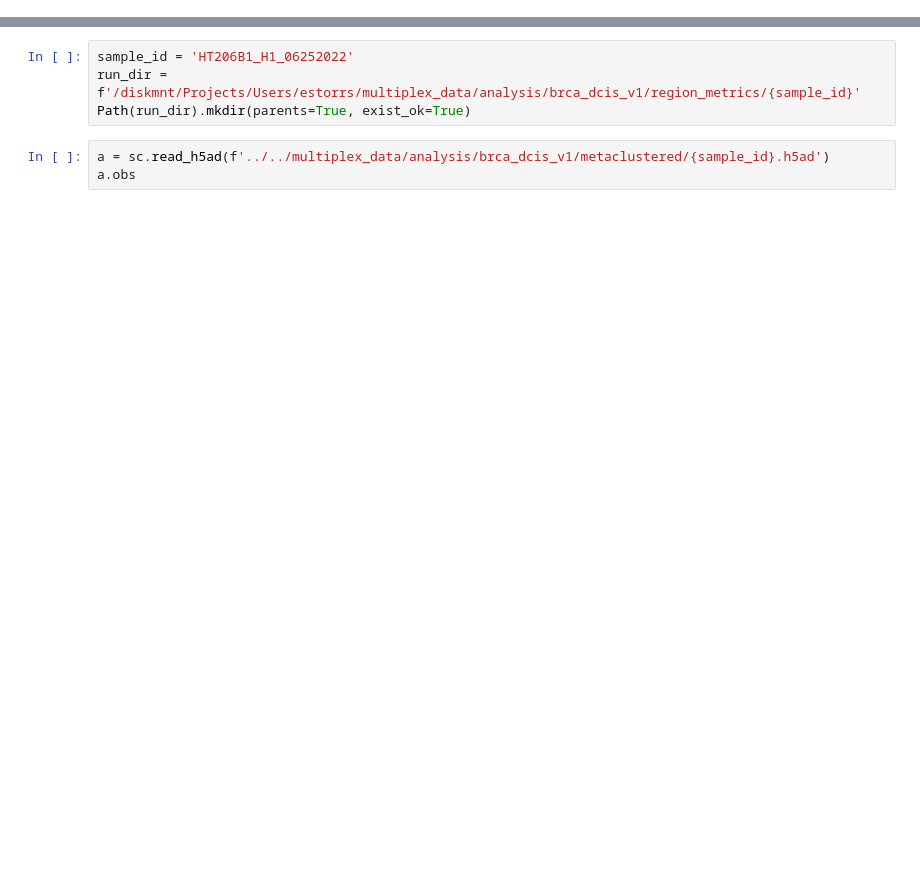
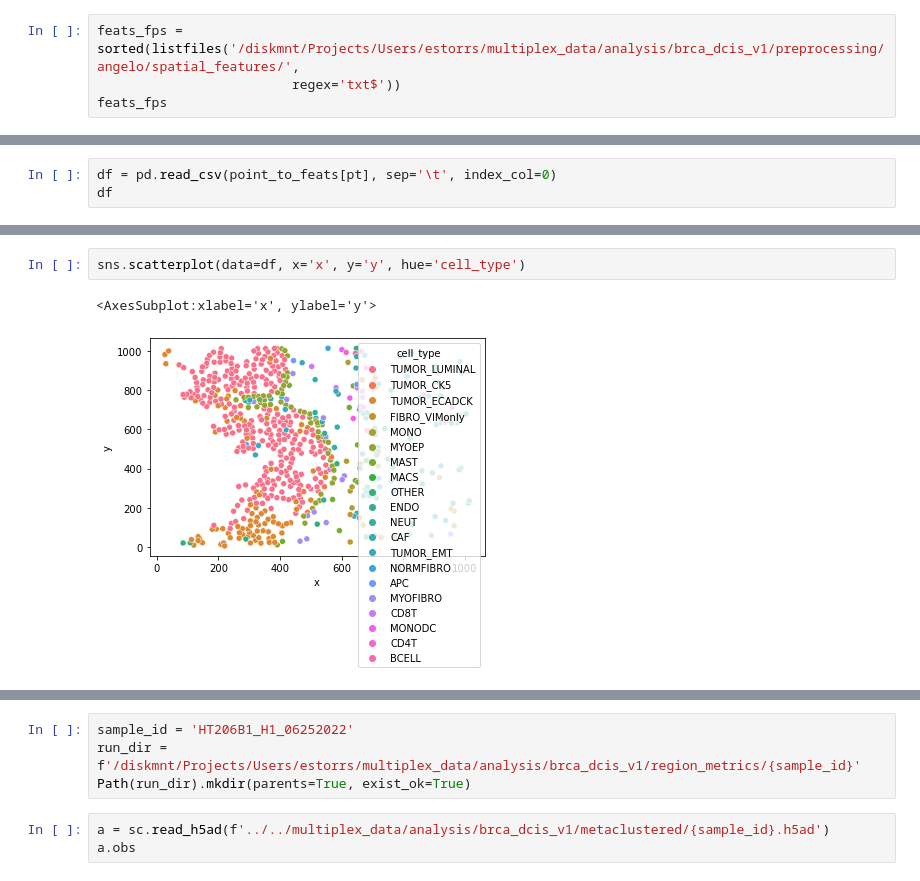
Before and after one commit to estorrs/multiplex-imaging-pipeline, a Jupyter notebook: notebooks/prepare_region_metric_inputs.ipynb, the cells around one changed output, grey strips where cells are left out. Drawn from its saved outputs; the diff is of its cells as text; blank space fills up the shorter version.

```diff
--- a/notebooks/prepare_region_metric_inputs.ipynb
+++ b/notebooks/prepare_region_metric_inputs.ipynb
@@ -10,0 +60,4 @@ from pathlib import Path
+# %%
+feats_fps = sorted(listfiles('/diskmnt/Projects/Users/estorrs/multiplex_data/analysis/brca_dcis_v1/preprocessing/angelo/spatial_features/',
+                         regex='txt$'))
+feats_fps
@@ -10,0 +129,3 @@ from pathlib import Path
+# %%
+df = pd.read_csv(point_to_feats[pt], sep='\t', index_col=0)
+df
@@ -10,0 +147,5 @@ from pathlib import Path
+# %%
+sns.scatterplot(data=df, x='x', y='y', hue='cell_type')
+# %% [output]
+<AxesSubplot:xlabel='x', ylabel='y'>
+[figure, added]
```
Also changed, not shown: parts of 19 cells of this notebook, 7 other files.
